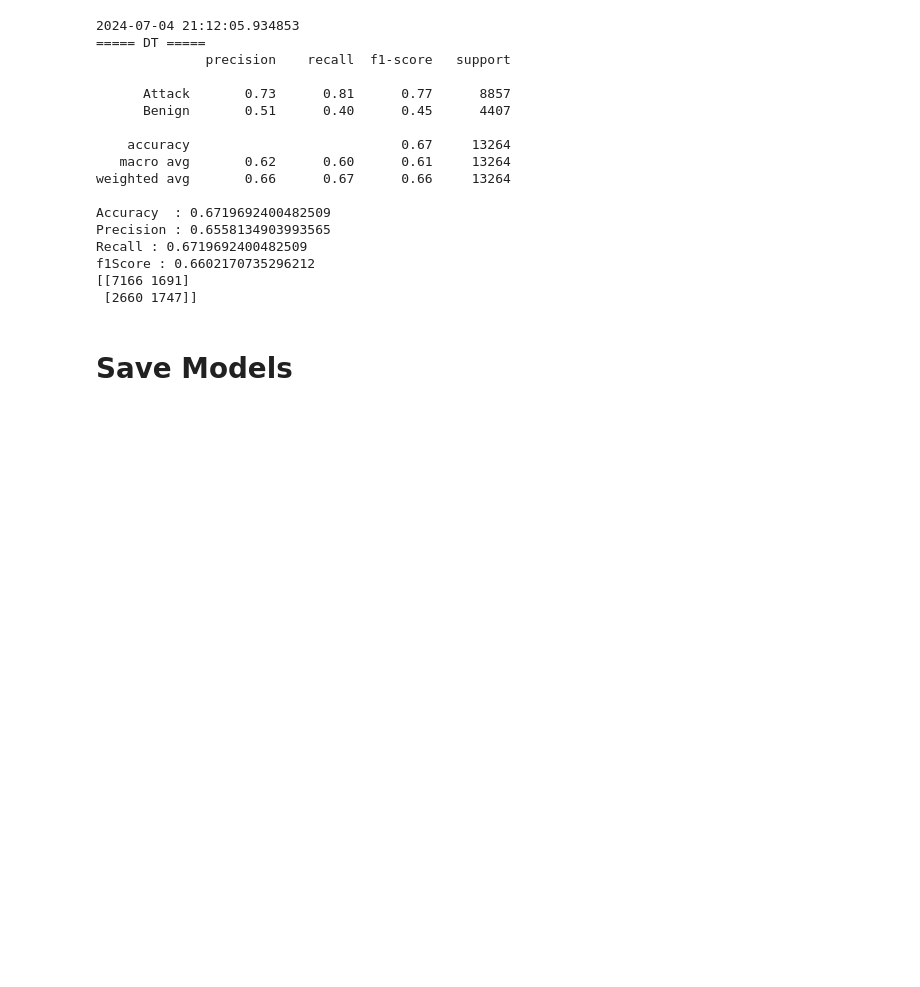
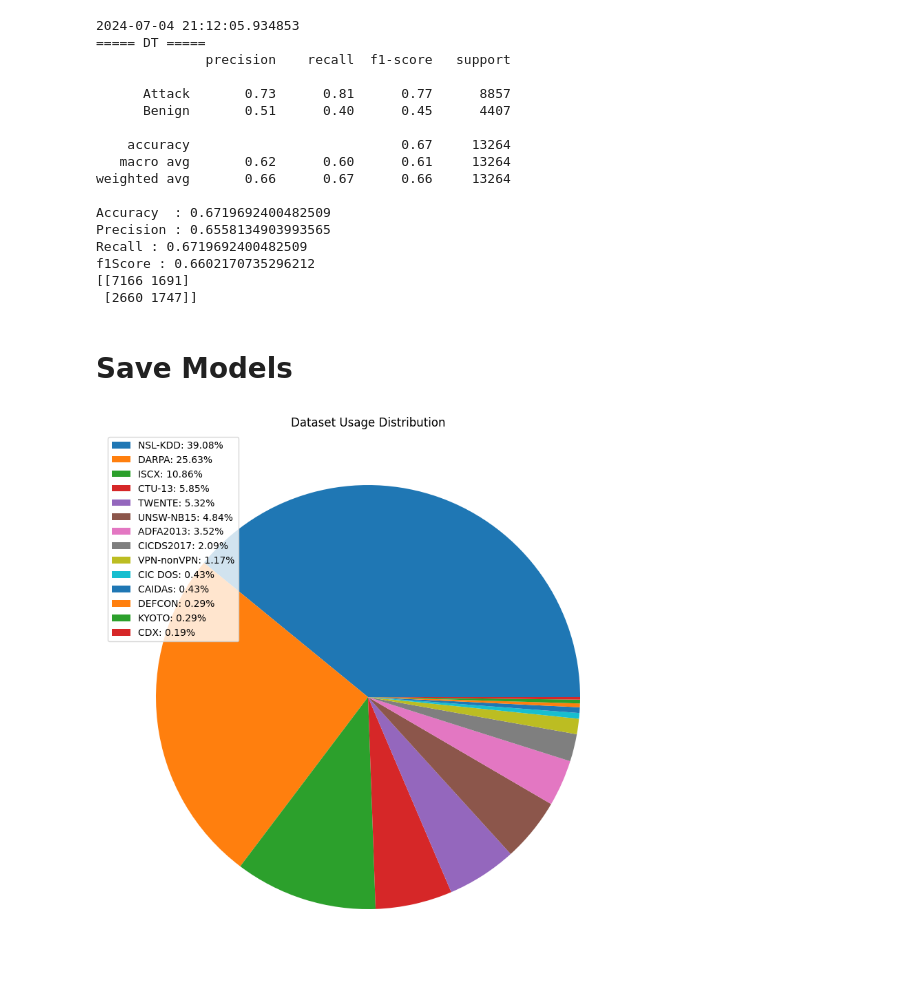
Before and after one commit to artiV4/Network-Attack-Detection, a Jupyter notebook: networkAttackClassification.ipynb, the cells around one changed output. Saved outputs shown, nothing was run; the diff lists cells and outputs as text; code cells hidden in the pictures; blank space fills up the shorter version.

Commit message:
Datasets Plot

```diff
--- a/networkAttackClassification.ipynb
+++ b/networkAttackClassification.ipynb
@@ -2337,3 +2337,23 @@ f1Score : 0.6602170735296212
 #         model.model.save(f"SavedModels\\{model.name}.keras",overwrite=True)
 #     elif model.type==TYPES["SK_RF"] or model.type==TYPES["SK_LR"]:
 #         joblib.dump(model.model, f"SavedModels/{model.name}.pkl")
+# %%
+import matplotlib.pyplot as plt
+import numpy as np
+counts = [12 , 202 , 12 , 18 , 8 , 1630 , 222 , 18 , 87 , 453 , 147 , 1069 , 244, 49]
+indices = np.argsort(counts)[::-1]
+sorted_counts = [counts[i] for i in indices]
+names = ["KYOTO", "UNSW-NB15", "DEFCON", "CAIDAs", "CDX", "NSL-KDD", "TWENTE", "CIC DOS", "CICDS2017", "ISCX", "ADFA2013", "DARPA", "CTU-13", "VPN-nonVPN"]
+plt.figure(1, figsize=(10,10))
+if(len(counts)==len(names)):
+    total = sum(counts)
+    labels = [f"{names[i]}: {counts[i]*100/total :0.2f}%" for i in indices  ]
+    plt.title('Dataset Usage Distribution')
+    patches, texts = plt.pie(sorted_counts)
+    plt.legend(patches, labels, loc=2)
+    plt.savefig(fname='outputs/DatasetUsageDistribution.png')
+    plt.show()
+else:
+    print("Check arrays are same length")
+# %% [output]
+[figure, added]
```
Also changed, not shown: 2 other files.
